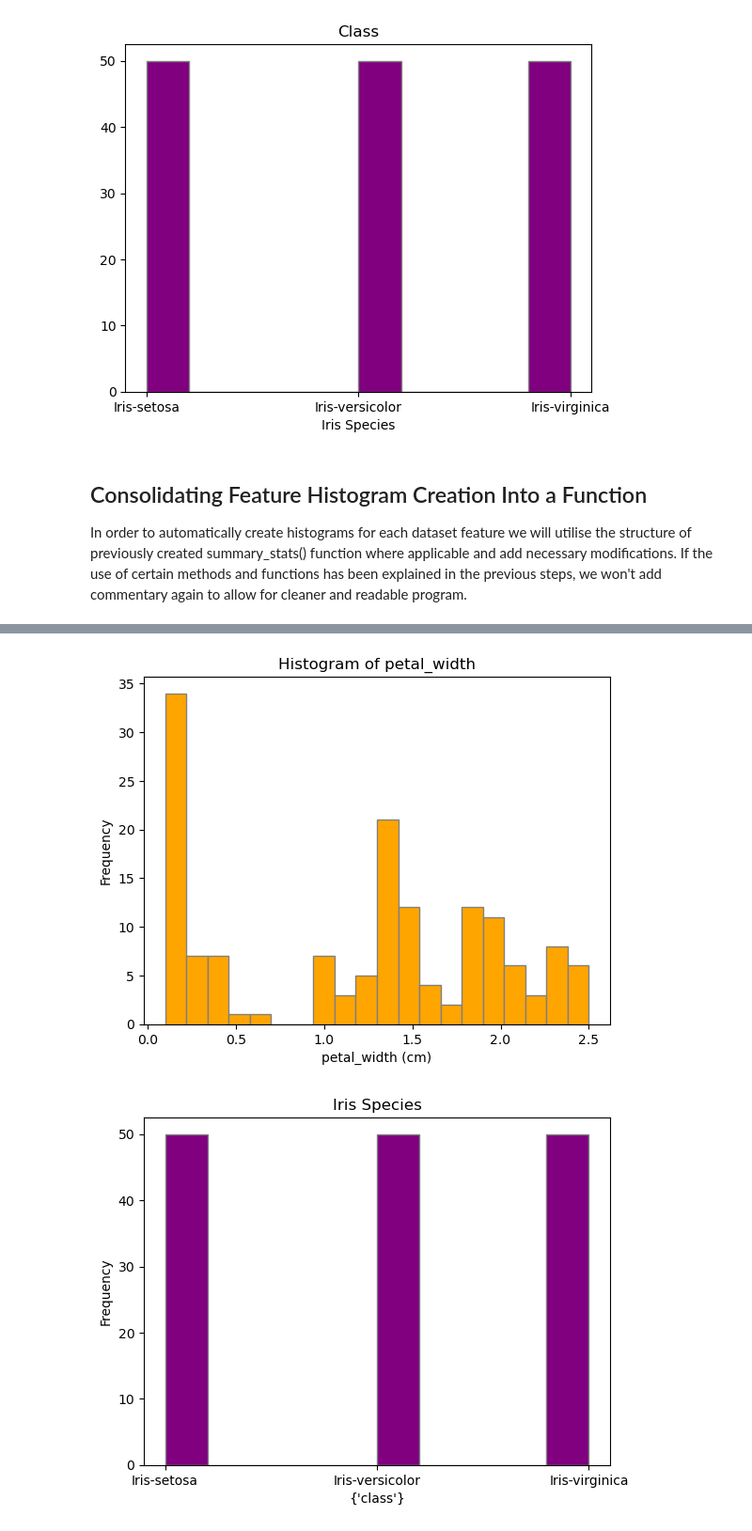
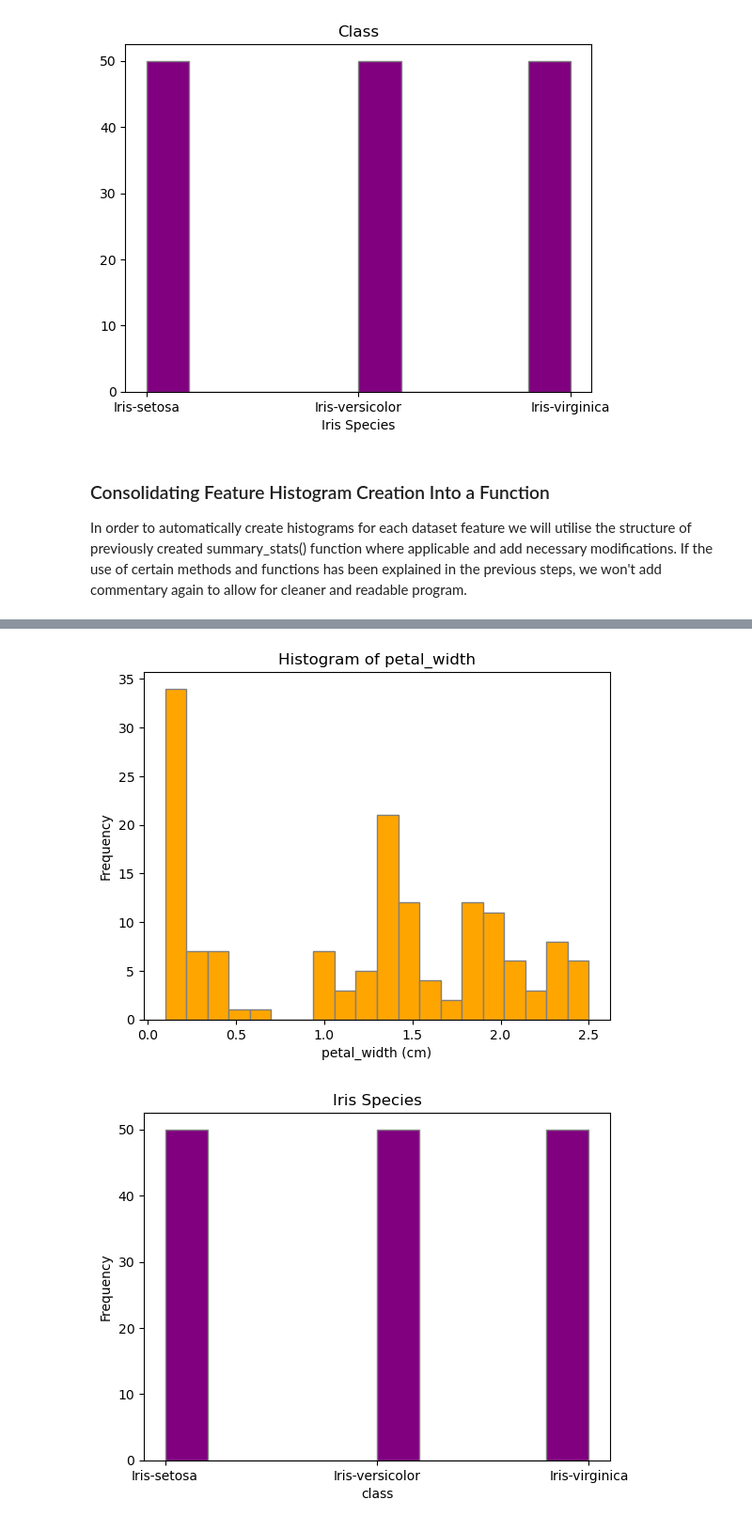
Before and after one commit to Oksyyy/pands-project, a Jupyter notebook: project.ipynb, the cells around one changed output, grey strips where cells are left out. Shown at 94% size. Drawn from its saved outputs; the diff is of its cells as text; code cells hidden in the pictures.

```diff
--- a/project.ipynb
+++ b/project.ipynb
@@ -317,7 +327,7 @@ plt.title('Class')
 Text(0.5, 1.0, 'Class')
 [figure]
 # %% [markdown]
-## Consolidating Feature Histogram Creation Into a Function
+### Consolidating Feature Histogram Creation Into a Function
 In order to automatically create histograms for each dataset feature we will utilise the structure of previously created summary_stats() function where applicable and add necessary modifications. If the use of certain methods and functions has been explained in the previous steps, we won't add commentary again to allow for cleaner and readable program.
 # %%
 """
@@ -344,6 +354,10 @@ def feature_hist(features):
             # Check the data type of each column using the if function and the dtype attribute
             if iris_df[column].dtype == 'float64':
 
+                # Initiate an empty figure as a placeholder for each feature histogram
+                # This allows to create a new figure for each histogram and to avoid overlapping histogrmas on the same figure
+                plt.figure()
+
                 # Create variable "color" to pass it as an argument to the histogram
                 # Use counter [i] along with the modulo operator % to select a color from the colors list above
                 # The modulo operator % returns the remainder of the division of i by the length of the colors list
@@ -365,47 +379,48 @@ def feature_hist(features):
                 # Add title
                 plt.title(f"Histogram of {column}")
 
-                # Fix creating and saving a figure
-                #plt.savefig(f'{column}plot.png')
-                plt.show() # used temporaryly
+                # Create a variable to save the histogram figure
+                # The savefig() function saves the plot to a file as ".png"
+                saved_fig = plt.savefig(f'{column}_plot.png')
 
             elif iris_df[column].dtype == 'object':
+
+                # Initiate an empty figure
+                plt.figure()
 
                 # Plot a different histogram for categorical data
                 plt.hist(iris_df[column], color = 'purple', edgecolor = 'gray')
 
                 # For x axis we use the column name
-                plt.xlabel({column})
+                plt.xlabel(f'{column}')
 
                 # For y axis we use the count of values, i.e. frequency of how many times each flower appears in the dataset
                 plt.ylabel('Frequency')
 
                 # Add title
                 plt.title('Iris Species')
 
-                # Fix creating and saving a figure
-                #plt.savefig(f'{column}plot.png')
-                plt.show() # used temporaryly
+                # Create a variable to save the histogram figure
+                saved_fig = plt.savefig(f'{column}_plot.png')
 
         # The except block is executed if an error occurs in the try block
         # It outputs a message
         except:
             print(f'Histogram could not be created for feature {column} due to unsupported data type {iris_df[column].dtype}')
 
-
-    # Temporary - show plot
-    return plt.show()
+    # Return the saved figure variable
+    return saved_fig
 
 # Assign the list of features (columns) to a variable to be used inside the summary stats function
 features = iris_df.columns
 
 # Call the feature_hist function and pass the features variable to it
 feature_hist(features)
 # %% [output]
 [figure]
 [figure]
 [figure]
 [figure]
-[figure, old version]
+[figure, new version]
 # %% [markdown]
 ### References for Feature Hist function
```
Also changed, not shown: parts of 22 cells of this notebook, 5 other files.
